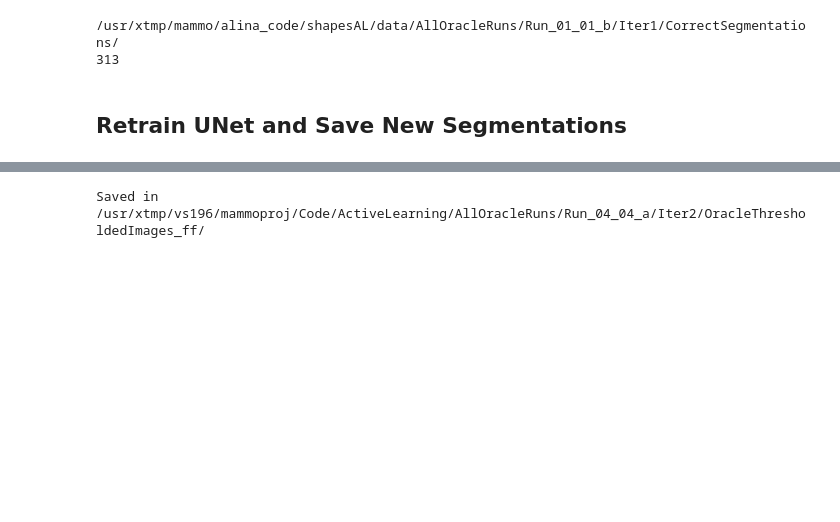
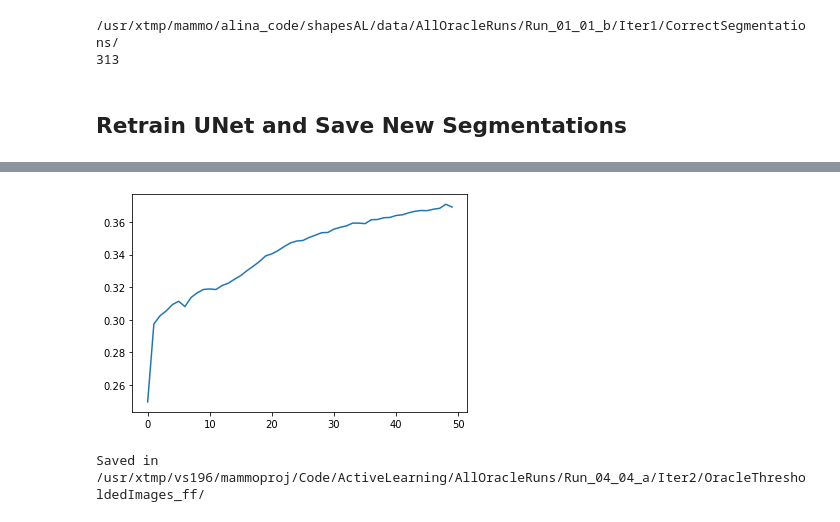
Before and after one commit to vaibhavs2854/ActiveLearningShapes, a Jupyter notebook: RemoteTesting.ipynb, the cells around one changed output, grey strips where cells are left out. Drawn from its saved outputs; the diff is of its cells as text; code cells hidden in the pictures; blank space fills up the shorter version.

```diff
--- a/RemoteTesting.ipynb
+++ b/RemoteTesting.ipynb
@@ -76,7 +76,9 @@ NameError: name 'im_dir' is not defined
 # %% [markdown]
 ## Active Learning: Setup - Run once per run id
 # %%
-run_id = "04_28_a"
+run_id = "06_14_a" #Run of converting finished segs into unet segmentations.
+run_id = "06_10_a" #Validation Run 1
+#run_id = "04_28_a"
 #run_id = "03_31_a" #Format: Month_Day_(Run # that day by letter)
 #run_id = "02_10_a"
 #run_id = "02_28_a"
@@ -291,0 +438,11 @@ if True:
+# %%
+unet_model,loss_tracker,metric_tracker = unet_update_model(unet_model,manual_fa_dataloader,num_epochs=50)
+#unet_model,loss_tracker,metric_tracker = unet_update_model_multi_dataloader(unet_model,new_unet_dataloader,cbis_trainloader,num_epochs=5)
+total_loss_tracker.extend(loss_tracker)
+total_metric_tracker.extend(metric_tracker)
+# %%
+#plt.plot(total_loss_tracker)
+plt.plot(total_metric_tracker)
+plt.show()
+# %% [output]
+[figure, added]
```
Also changed, not shown: parts of 11 cells of this notebook.
